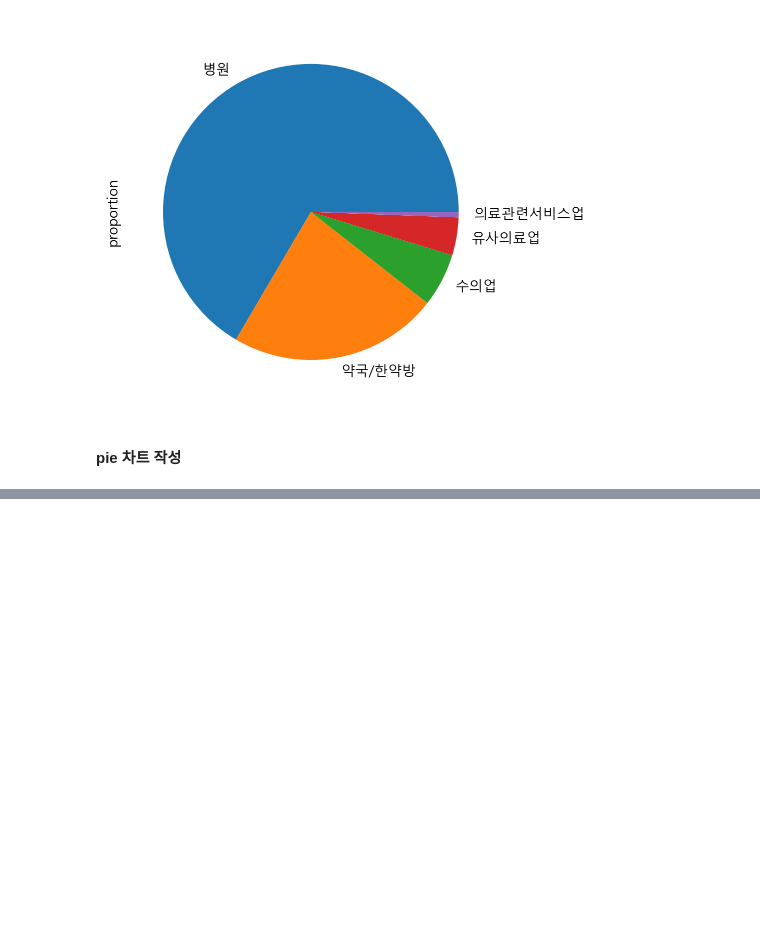
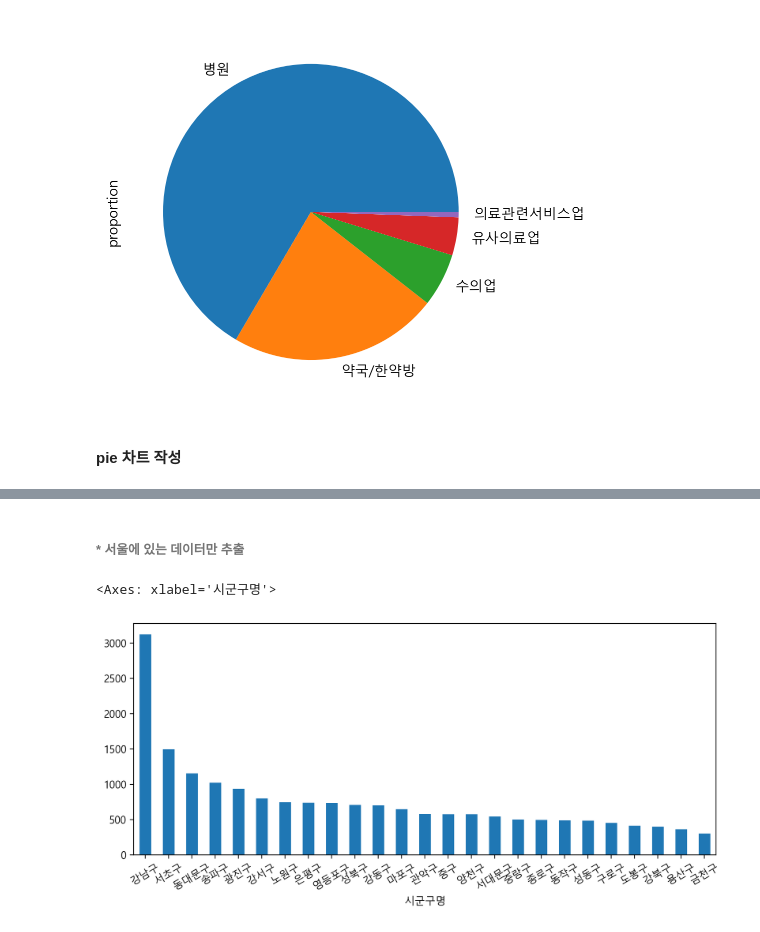
Before and after one commit to TAYKang1008/BAF-17-FRESH-Edu, a Jupyter notebook: 17기 신입교육세션 과제1_강태희.ipynb, the cells around one changed output, grey strips where cells are left out. Saved outputs shown, nothing was run; the diff lists cells and outputs as text; code cells hidden in the pictures; blank space fills up the shorter version.

```diff
--- a/17기 신입교육세션 과제1_강태희.ipynb
+++ b/17기 신입교육세션 과제1_강태희.ipynb
@@ -534,0 +807,7 @@ n.plot.pie()
+# %% [markdown]
+###### * 서울에 있는 데이터만 추출
+# %%
+df_seoul['시군구명'].value_counts().plot.bar(figsize=(10,4),rot=30)
+# %% [output]
+<Axes: xlabel='시군구명'>
+[figure, added]
```
Also changed, not shown: parts of 54 cells of this notebook.
